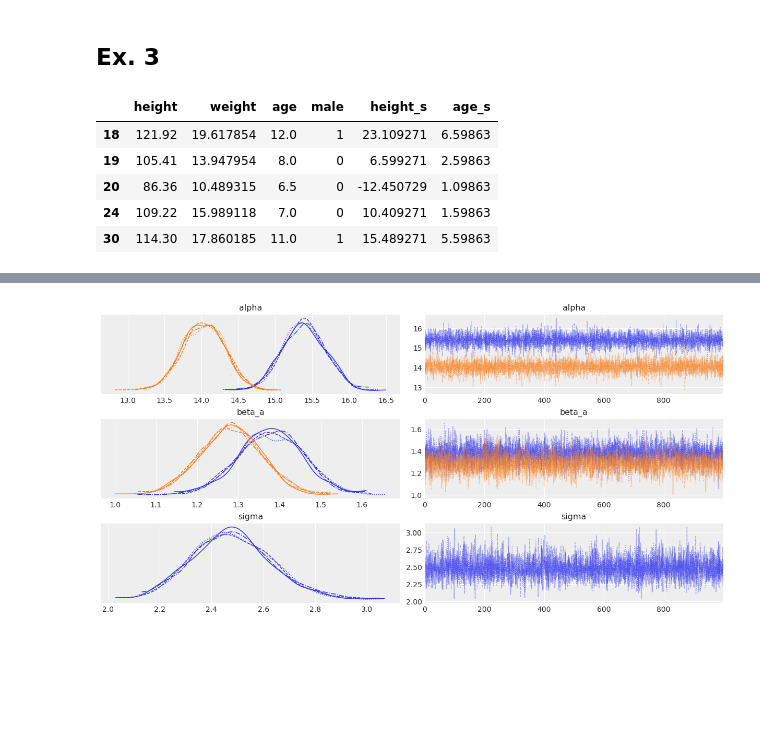
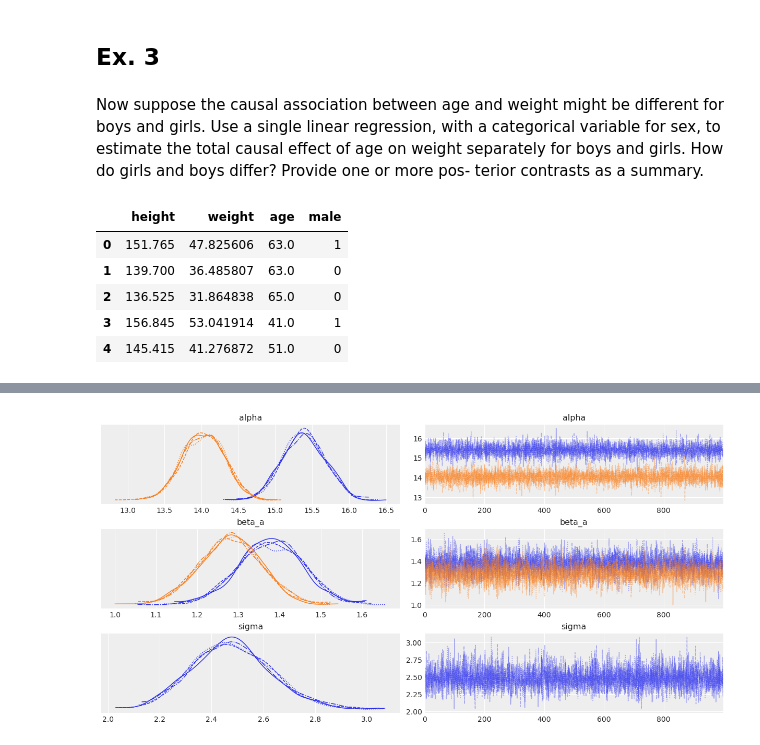
Before and after one commit to fhte2/statistical-rethinking, a Jupyter notebook: Week_2_exercises.ipynb, the cells around one changed output, grey strips where cells are left out. Saved outputs shown, nothing was run; the diff lists cells and outputs as text; code cells hidden in the pictures; blank space fills up the shorter version.

```diff
--- a/Week_2_exercises.ipynb
+++ b/Week_2_exercises.ipynb
@@ -383,15 +391,17 @@ az.plot_hdi(df2.age, posterior_2_3['weight_hat']);
 [figure]
 # %% [markdown]
 ## Ex. 3
+# %% [markdown]
+Now suppose the causal association between age and weight might be different for boys and girls. Use a single linear regression, with a categorical variable for sex, to estimate the total causal effect of age on weight separately for boys and girls. How do girls and boys differ? Provide one or more pos- terior contrasts as a summary.
 # %%
-df2.head()
+df.head()
 # %% [output]
-|  | height | weight | age | male | height_s | age_s |
-| 18 | 121.92 | 19.617854 | 12.0 | 1 | 23.109271 | 6.59863 |
-| 19 | 105.41 | 13.947954 | 8.0 | 0 | 6.599271 | 2.59863 |
-| 20 | 86.36 | 10.489315 | 6.5 | 0 | -12.450729 | 1.09863 |
-| 24 | 109.22 | 15.989118 | 7.0 | 0 | 10.409271 | 1.59863 |
-| 30 | 114.30 | 17.860185 | 11.0 | 1 | 15.489271 | 5.59863 |
+|  | height | weight | age | male |
+| 0 | 151.765 | 47.825606 | 63.0 | 1 |
+| 1 | 139.700 | 36.485807 | 63.0 | 0 |
+| 2 | 136.525 | 31.864838 | 65.0 | 0 |
+| 3 | 156.845 | 53.041914 | 41.0 | 1 |
+| 4 | 145.415 | 41.276872 | 51.0 | 0 |
 # %%
 sex_id = pd.factorize(df2.male)[0]
 sex_idx = pd.factorize(df2.male)[1]
```
Also changed, not shown: parts of 10 cells of this notebook, 4 other files.
